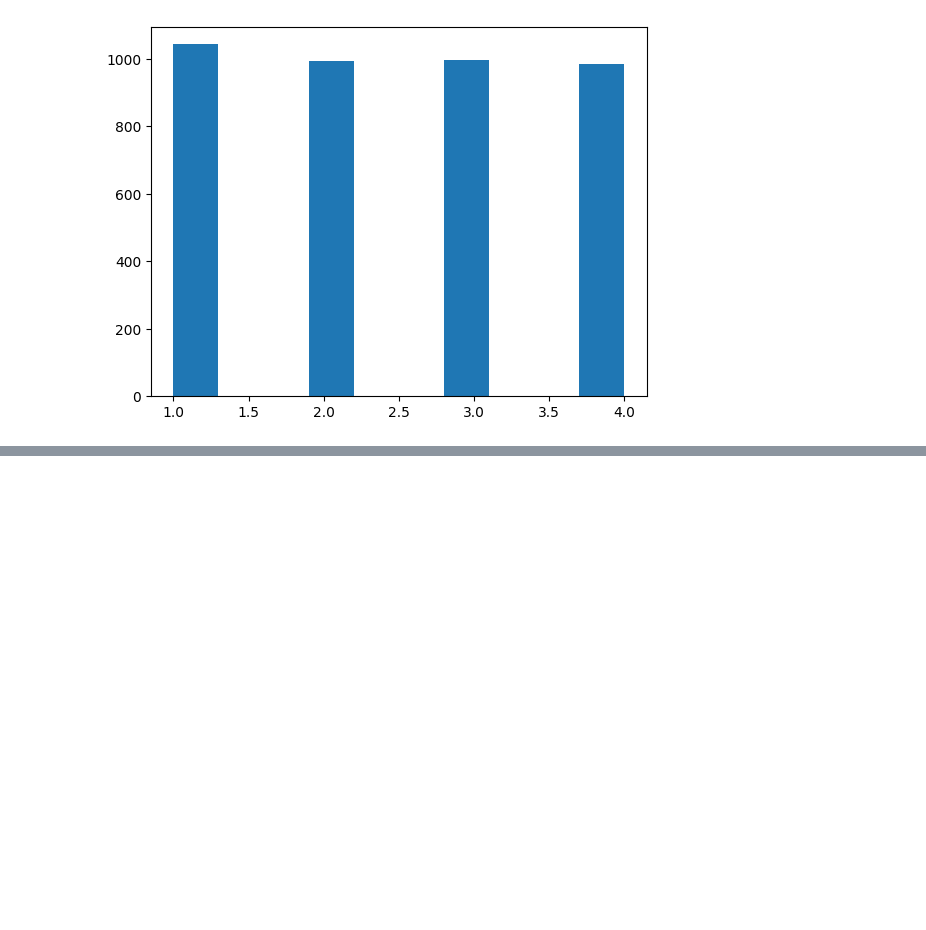
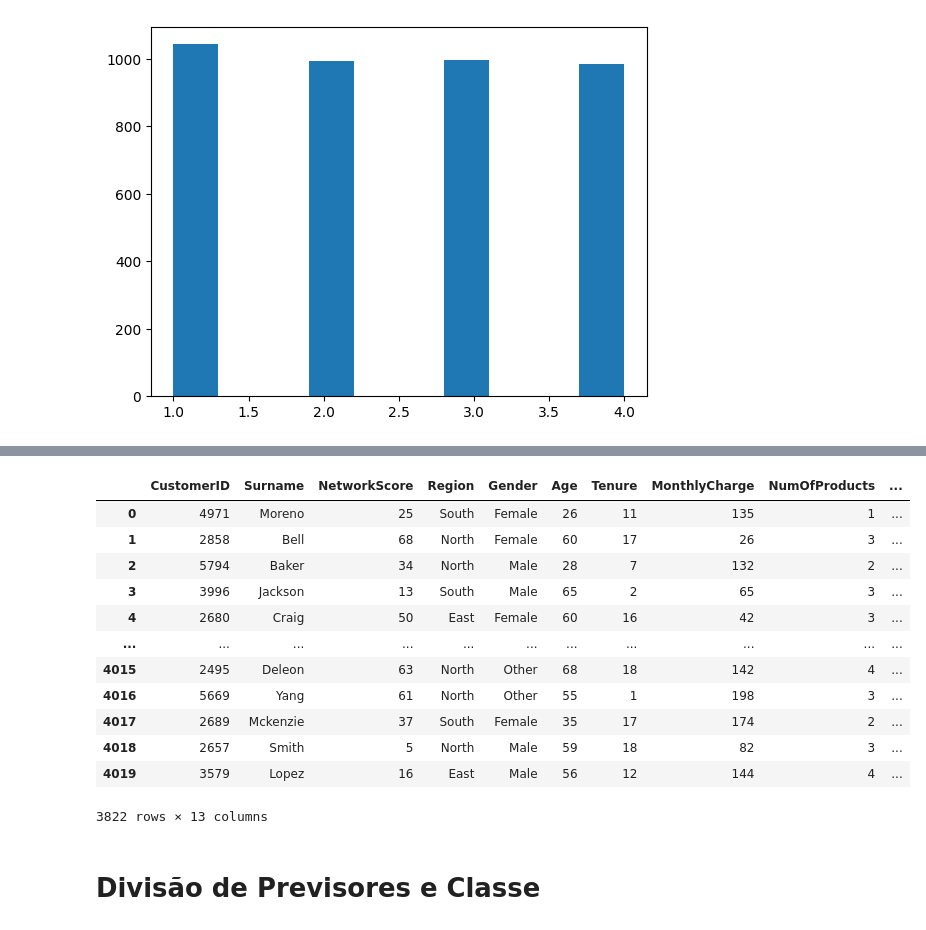
Before and after one commit to BorbaBruno/projeto_churn_predict, a Jupyter notebook: preprocessing_train_data.ipynb, the cells around one changed output, grey strips where cells are left out. Cells and saved outputs as stored; diff of their text form; code cells hidden in the pictures; blank space fills up the shorter version.

Commit message:
Previsores e Classe

```diff
--- a/preprocessing_train_data.ipynb
+++ b/preprocessing_train_data.ipynb
@@ -67,0 +111,5 @@ plt.hist(x = customer_data['NumOfProducts'])
+# %%
+# Fill null values with mean
+customer_data['NetworkScore'].fillna(customer_data['NetworkScore'].mean(), inplace = True)
+customer_data['Age'].fillna(customer_data['Age'].mean(), inplace = True)
+customer_data['EstimatedMonthlyUsage'].fillna(customer_data['EstimatedMonthlyUsage'].mean(), inplace = True)
@@ -67,0 +134,3 @@ plt.hist(x = customer_data['NumOfProducts'])
+# %%
+# Drop null lines
+customer_data.dropna(subset=['IsActiveMember'], inplace=True)
@@ -67,0 +155,26 @@ plt.hist(x = customer_data['NumOfProducts'])
+# %%
+# Round and convert types
+customer_data['NetworkScore'] = np.ceil(customer_data['NetworkScore']).astype(int)
+customer_data['Age'] = np.ceil(customer_data['Age']).astype(int)
+customer_data['MonthlyCharge'] = np.ceil(customer_data['MonthlyCharge']).astype(int)
+customer_data['EstimatedMonthlyUsage'] = np.ceil(customer_data['EstimatedMonthlyUsage']).astype(int)
+customer_data['IsActiveMember'] = np.ceil(customer_data['IsActiveMember']).astype(int)
+# %%
+# Check
+customer_data
+# %% [output]
+|  | CustomerID | Surname | NetworkScore | Region | Gender | Age | Tenure | MonthlyCharge | NumOfProducts | ... |
+| 0 | 4971 | Moreno | 25 | South | Female | 26 | 11 | 135 | 1 | ... |
+| 1 | 2858 | Bell | 68 | North | Female | 60 | 17 | 26 | 3 | ... |
+| 2 | 5794 | Baker | 34 | North | Male | 28 | 7 | 132 | 2 | ... |
+| 3 | 3996 | Jackson | 13 | South | Male | 65 | 2 | 65 | 3 | ... |
+| 4 | 2680 | Craig | 50 | East | Female | 60 | 16 | 42 | 3 | ... |
+| ... | ... | ... | ... | ... | ... | ... | ... | ... | ... | ... |
+| 4015 | 2495 | Deleon | 63 | North | Other | 68 | 18 | 142 | 4 | ... |
+| 4016 | 5669 | Yang | 61 | North | Other | 55 | 1 | 198 | 3 | ... |
+| 4017 | 2689 | Mckenzie | 37 | South | Female | 35 | 17 | 174 | 2 | ... |
+| 4018 | 2657 | Smith | 5 | North | Male | 59 | 18 | 82 | 3 | ... |
+| 4019 | 3579 | Lopez | 16 | East | Male | 56 | 12 | 144 | 4 | ... |
+3822 rows × 13 columns
+# %% [markdown]
+# Divisão de Previsores e Classe
```
Also changed, not shown: parts of 18 cells of this notebook.
